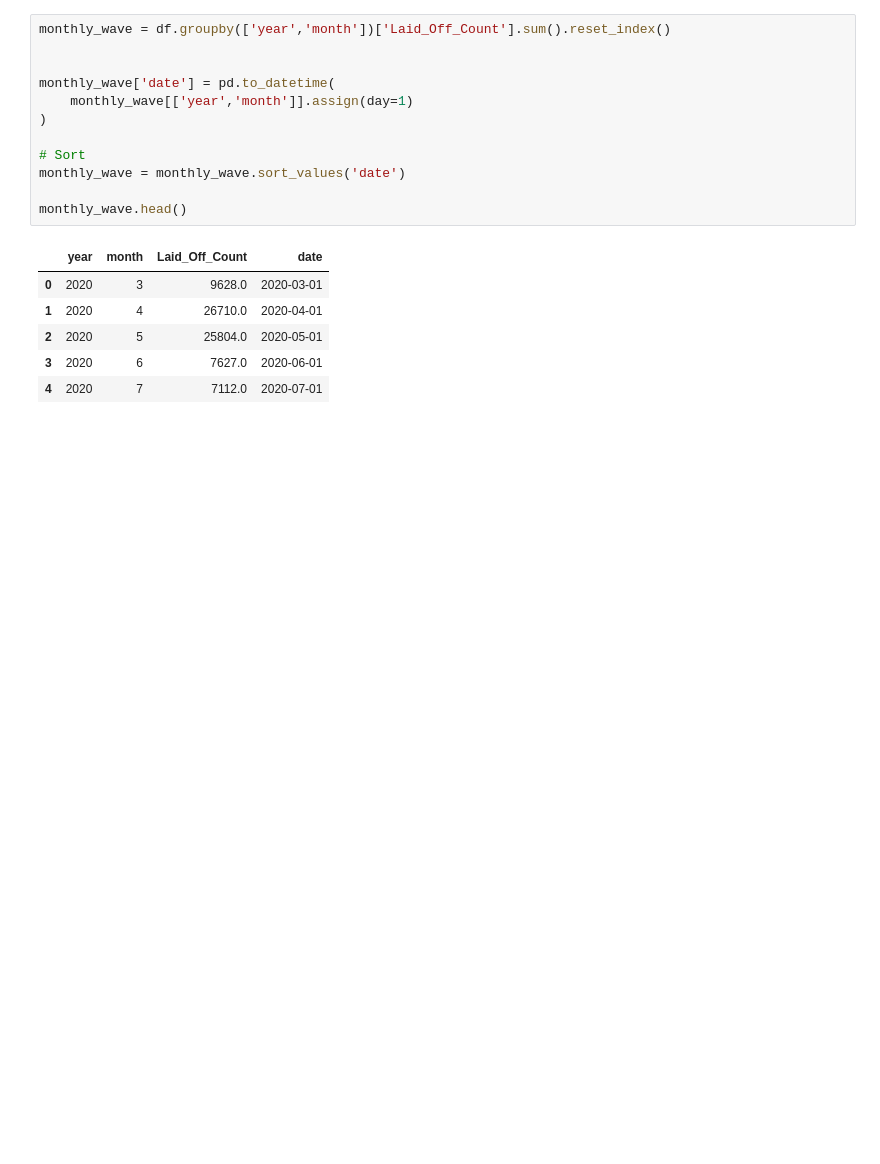
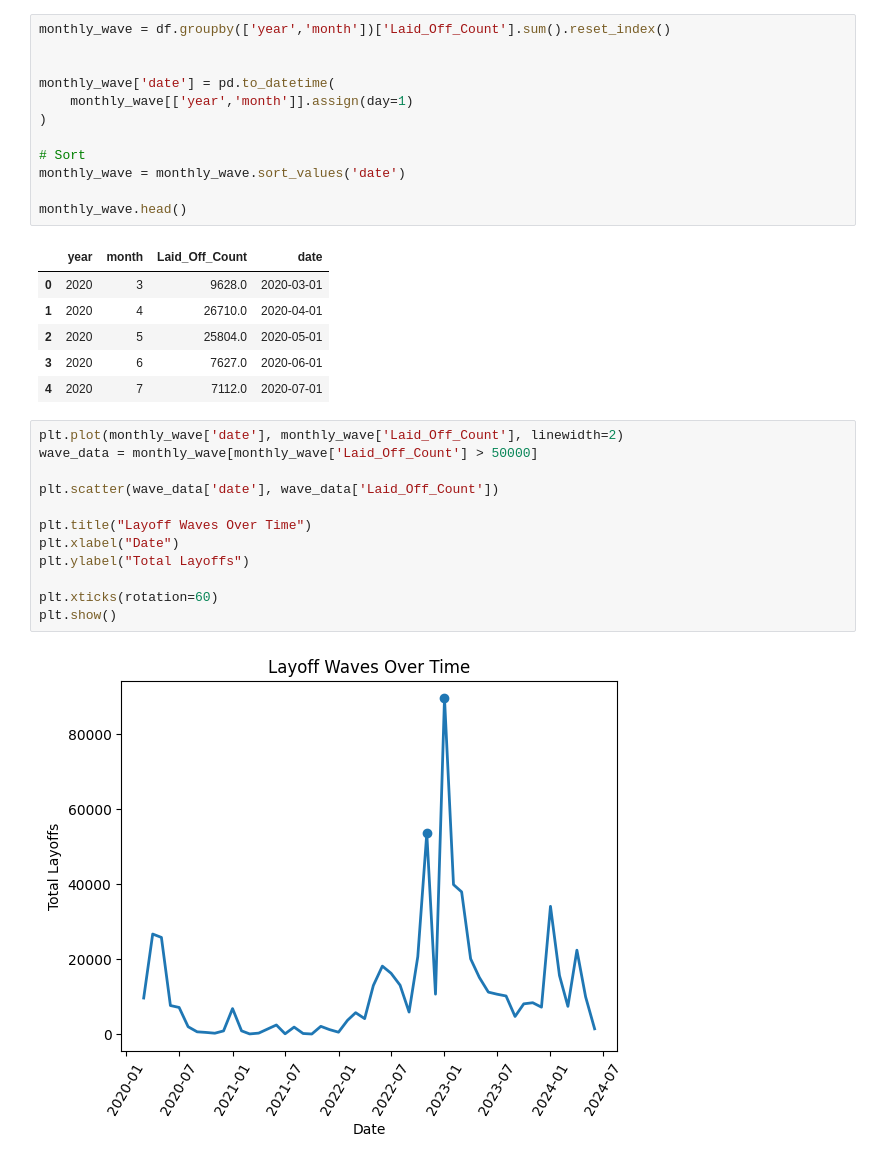
Before and after one commit to riddhikale/Tech-Layoffs, a Jupyter notebook: notebooks/eda.ipynb, the cells around one changed output. Cells and saved outputs as stored; diff of their text form; blank space fills up the shorter version.

Commit message:
high-impact layoff months plot

```diff
--- a/notebooks/eda.ipynb
+++ b/notebooks/eda.ipynb
@@ -414,3 +414,17 @@ monthly_wave.head()
 | 2 | 2020 | 5 | 25804.0 | 2020-05-01 |
 | 3 | 2020 | 6 | 7627.0 | 2020-06-01 |
 | 4 | 2020 | 7 | 7112.0 | 2020-07-01 |
+# %%
+plt.plot(monthly_wave['date'], monthly_wave['Laid_Off_Count'], linewidth=2)
+wave_data = monthly_wave[monthly_wave['Laid_Off_Count'] > 50000]
+
+plt.scatter(wave_data['date'], wave_data['Laid_Off_Count'])
+
+plt.title("Layoff Waves Over Time")
+plt.xlabel("Date")
+plt.ylabel("Total Layoffs")
+
+plt.xticks(rotation=60)
+plt.show()
+# %% [output]
+[figure, added]
```
